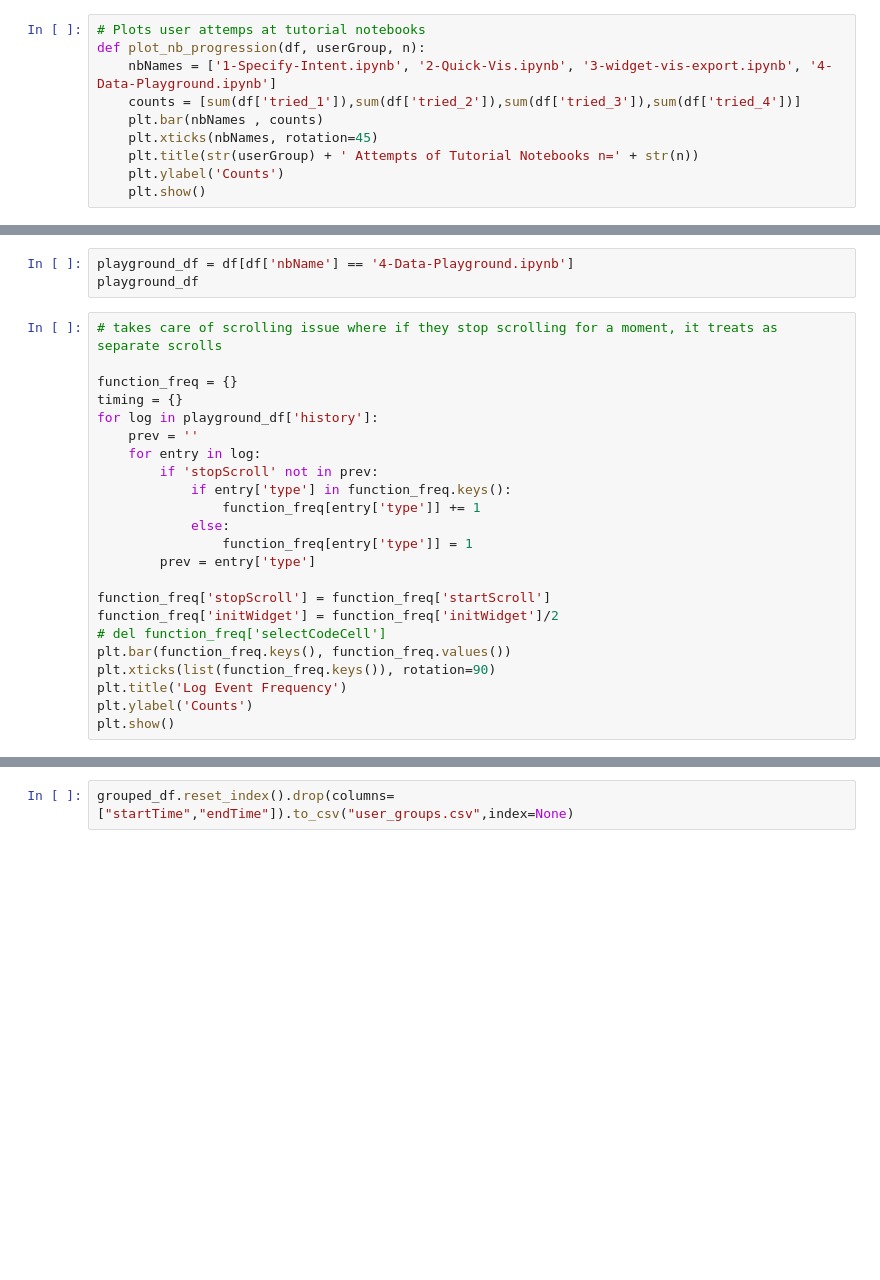
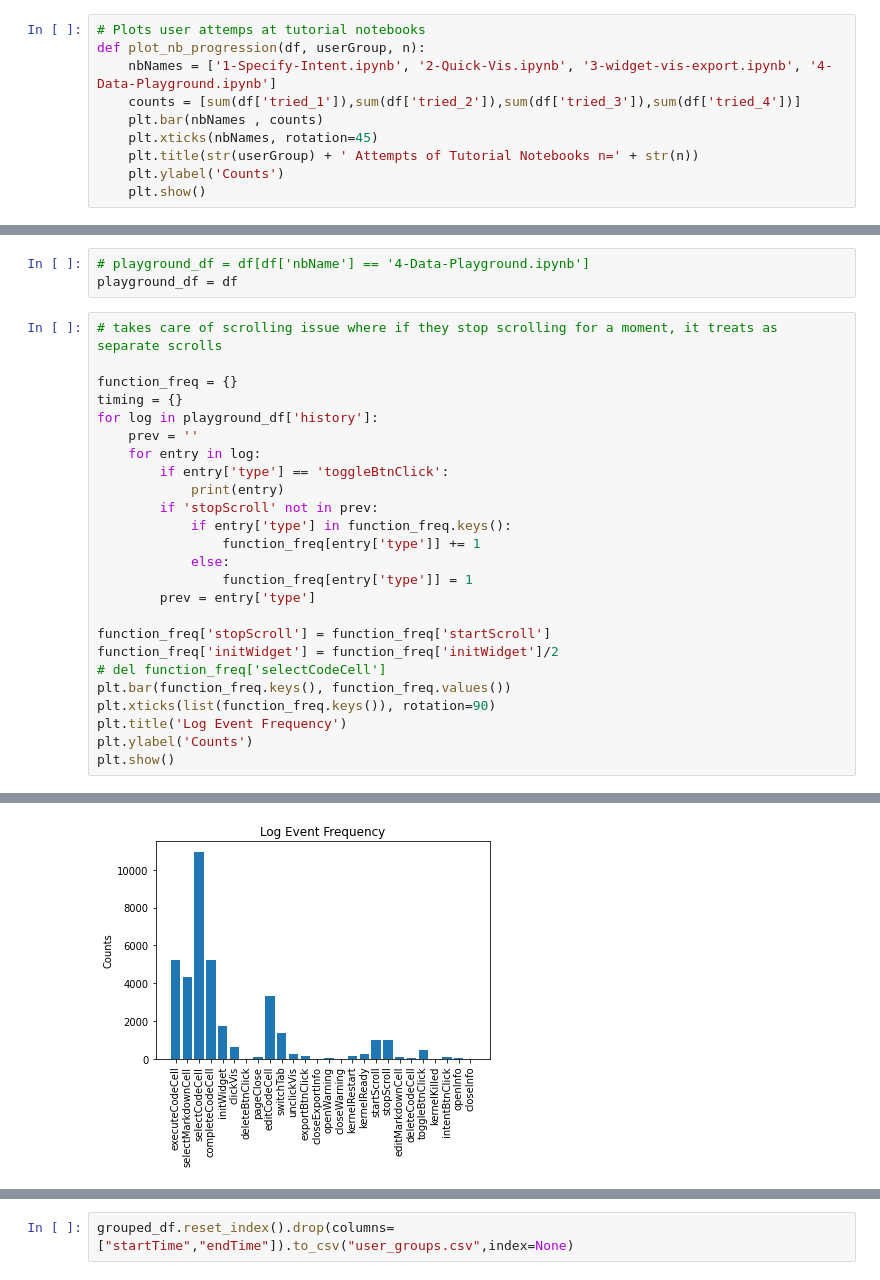
Before and after one commit to willeppy/lux-logger, a Jupyter notebook: LuxLogAnalysis.ipynb, the cells around one changed output, grey strips where cells are left out. Cells and saved outputs as stored; diff of their text form; blank space fills up the shorter version.

Commit message:
Added toggle time analysis

```diff
--- a/LuxLogAnalysis.ipynb
+++ b/LuxLogAnalysis.ipynb
@@ -140,6 +220,6 @@ plot_nb_progression(usf_df, 'USF', len(usf_df))
 # %%
-playground_df = df[df['nbName'] == '4-Data-Playground.ipynb']
-playground_df
+# playground_df = df[df['nbName'] == '4-Data-Playground.ipynb']
+playground_df = df
 # %%
 # takes care of scrolling issue where if they stop scrolling for a moment, it treats as separate scrolls
 
@@ -148,6 +228,8 @@ timing = {}
 for log in playground_df['history']:
     prev = ''
     for entry in log:
+        if entry['type'] == 'toggleBtnClick':
+            print(entry)
         if 'stopScroll' not in prev:
             if entry['type'] in function_freq.keys():
                 function_freq[entry['type']] += 1
@@ -163,3 +245,4 @@ plt.xticks(list(function_freq.keys()), rotation=90)
 plt.title('Log Event Frequency')
 plt.ylabel('Counts')
 plt.show()
+# %% [output]
@@ -166,2 +266,3 @@ plt.show()
+[figure, added]
 # %%
 lux_events = ['initWidget', 'startScroll', 'stopScroll', 'openWarning', 'switchTab', 'clickVis', 'unclickVis', 'toggleBtnClick', 'intentBtnClick', 'closeWarning', 'exportBtnClick']
```
Also changed, not shown: parts of 30 cells of this notebook, 2 other files.
